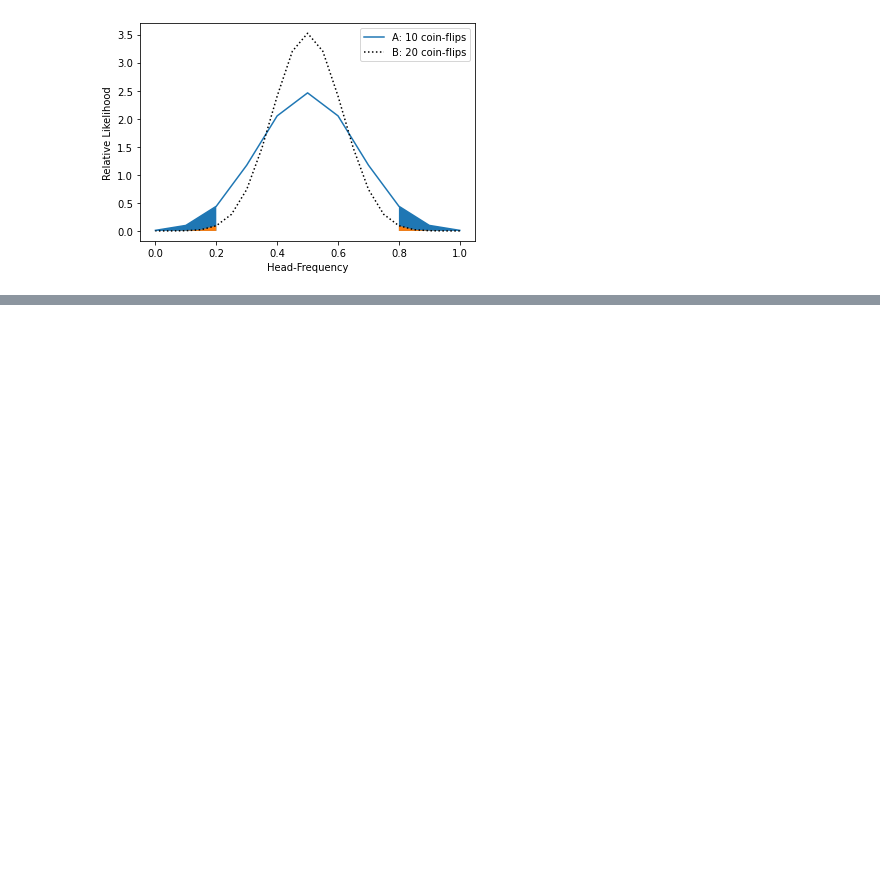
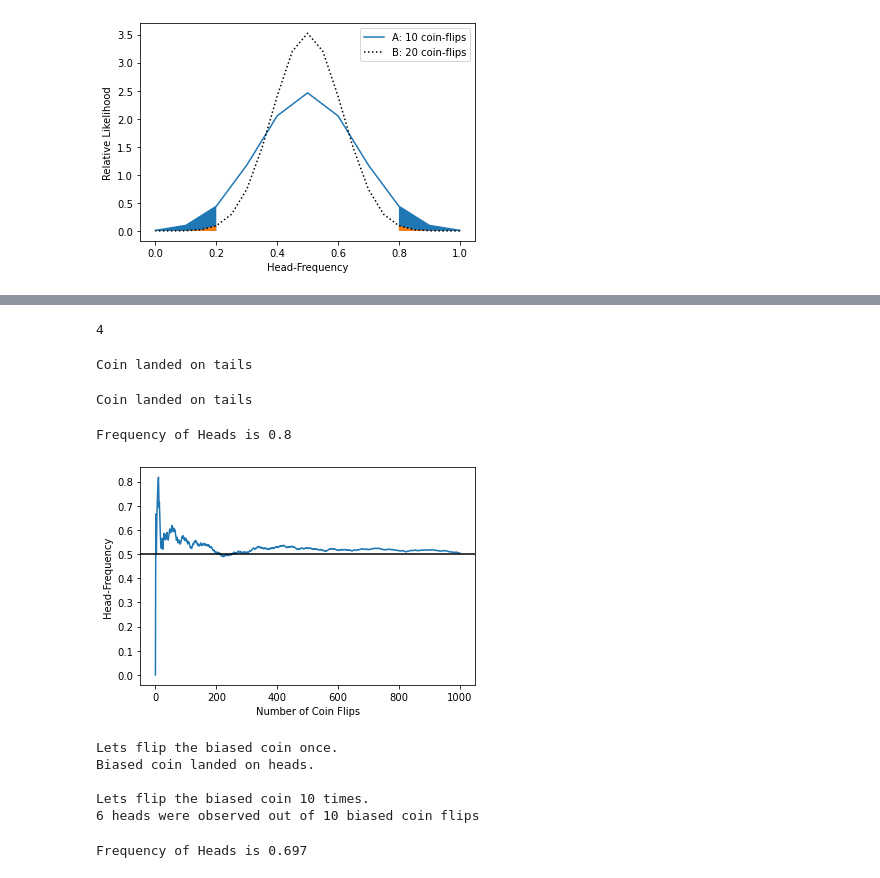
Before and after one commit to flyingdutch20/DataScienceBookcamp, a Jupyter notebook: 1.1 Probabilities.ipynb, the cells around one changed output, grey strips where cells are left out. Drawn from its saved outputs; the diff is of its cells as text; code cells hidden in the pictures; blank space fills up the shorter version.

```diff
--- a/1.1 Probabilities.ipynb
+++ b/1.1 Probabilities.ipynb
@@ -416,0 +425,4 @@ plt.show()
+# %%
+dice_roll
+# %% [output]
+4
@@ -416,0 +433,62 @@ plt.show()
+# %%
+np.random.seed(0)
+coin_flip = np.random.randint(0, 2)
+print(f"Coin landed on {'heads' if coin_flip == 1 else 'tails'}")
+# %% [output]
+Coin landed on tails
+# %%
+np.random.seed(0)
+coin_flip = np.random.randint(0, 2)
+print(f"Coin landed on {'heads' if coin_flip == 1 else 'tails'}")
+# %% [output]
+Coin landed on tails
+# %%
+np.random.seed(0)
+def frequency_heads(coin_flip_sequence):
+    total_heads = sum(coin_flip_sequence)
+    return total_heads / len(coin_flip_sequence)
+
+coin_flips = [np.random.randint(0, 2) for _ in range(10)]
+freq_heads = frequency_heads(coin_flips)
+print(f"Frequency of Heads is {freq_heads}")
+# %% [output]
+Frequency of Heads is 0.8
+# %%
+np.random.seed(0)
+coin_flips = []
+frequencies = []
+for _ in range(1000):
+    coin_flips.append(np.random.randint(0, 2))
+    frequencies.append(frequency_heads(coin_flips))
+
+plt.plot(list(range(1000)), frequencies)
+plt.axhline(.5, color='k')
+plt.xlabel('Number of Coin Flips')
+plt.ylabel('Head-Frequency')
+plt.show()
+# %% [output]
+[figure, added]
+# %%
+np.random.seed(0)
+print("Lets flip the biased coin once.")
+coin_flip = np.random.binomial(1, .7)
+print(f"Biased coin landed on {'heads' if coin_flip == 1 else 'tails'}.")
+
+print("\nLets flip the biased coin 10 times.")
+number_coin_flips = 10
+head_count = np.random.binomial(number_coin_flips, .7)
+print((f"{head_count} heads were observed out of "
+       f"{number_coin_flips} biased coin flips"))
+# %% [output]
+Lets flip the biased coin once.
+Biased coin landed on heads.
+
+Lets flip the biased coin 10 times.
+6 heads were observed out of 10 biased coin flips
+# %%
+np.random.seed(0)
+head_count = np.random.binomial(1000, .7)
+frequency = head_count / 1000
+print(f"Frequency of Heads is {frequency}")
+# %% [output]
+Frequency of Heads is 0.697
```
Also changed, not shown: parts of 48 cells of this notebook.
